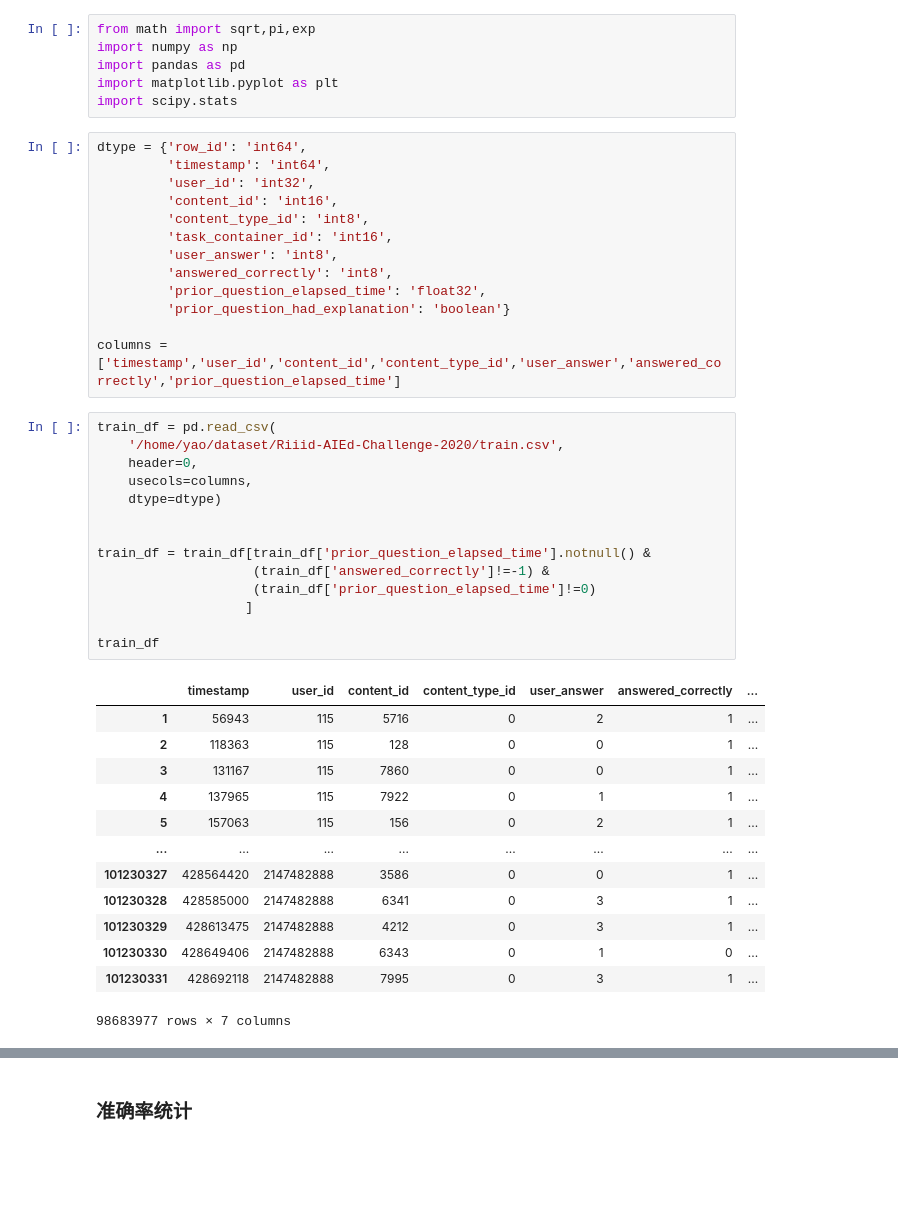
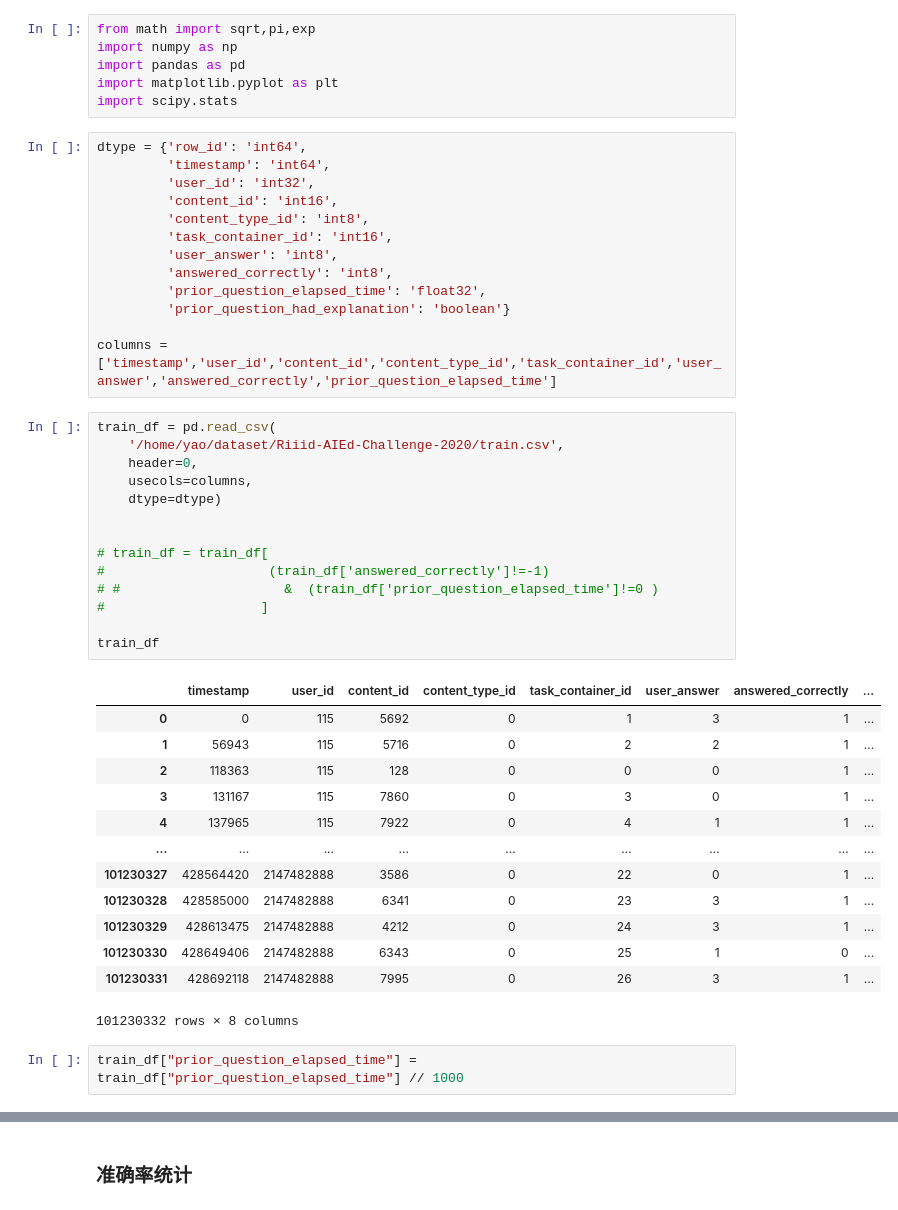
Before and after one commit to yaoing/Riiid-AIEd-Challenge-2020, a Jupyter notebook: data_init/data_clean.ipynb, the cells around one changed output, grey strips where cells are left out. Saved outputs shown, nothing was run; the diff lists cells and outputs as text; blank space fills up the shorter version.

```diff
--- a/data_init/data_clean.ipynb
+++ b/data_init/data_clean.ipynb
@@ -16,32 +16,34 @@ dtype = {'row_id': 'int64',
          'prior_question_elapsed_time': 'float32',
          'prior_question_had_explanation': 'boolean'}
 
-columns = ['timestamp','user_id','content_id','content_type_id','user_answer','answered_correctly','prior_question_elapsed_time']
+columns = ['timestamp','user_id','content_id','content_type_id','task_container_id','user_answer','answered_correctly','prior_question_elapsed_time']
 # %%
 train_df = pd.read_csv(
     '/home/yao/dataset/Riiid-AIEd-Challenge-2020/train.csv',
     header=0,
     usecols=columns,
     dtype=dtype)
 
 
-train_df = train_df[train_df['prior_question_elapsed_time'].notnull() &
-                    (train_df['answered_correctly']!=-1) &
-                    (train_df['prior_question_elapsed_time']!=0)
-                   ]
+# train_df = train_df[
+#                     (train_df['answered_correctly']!=-1)
+# #                     &  (train_df['prior_question_elapsed_time']!=0 )
+#                    ]
 
 train_df
 # %% [output]
-|  | timestamp | user_id | content_id | content_type_id | user_answer | answered_correctly | ... |
-| 1 | 56943 | 115 | 5716 | 0 | 2 | 1 | ... |
-| 2 | 118363 | 115 | 128 | 0 | 0 | 1 | ... |
-| 3 | 131167 | 115 | 7860 | 0 | 0 | 1 | ... |
-| 4 | 137965 | 115 | 7922 | 0 | 1 | 1 | ... |
-| 5 | 157063 | 115 | 156 | 0 | 2 | 1 | ... |
-| ... | ... | ... | ... | ... | ... | ... | ... |
-| 101230327 | 428564420 | 2147482888 | 3586 | 0 | 0 | 1 | ... |
-| 101230328 | 428585000 | 2147482888 | 6341 | 0 | 3 | 1 | ... |
-| 101230329 | 428613475 | 2147482888 | 4212 | 0 | 3 | 1 | ... |
-| 101230330 | 428649406 | 2147482888 | 6343 | 0 | 1 | 0 | ... |
-| 101230331 | 428692118 | 2147482888 | 7995 | 0 | 3 | 1 | ... |
+|  | timestamp | user_id | content_id | content_type_id | task_container_id | user_answer | answered_correctly | ... |
+| 0 | 0 | 115 | 5692 | 0 | 1 | 3 | 1 | ... |
+| 1 | 56943 | 115 | 5716 | 0 | 2 | 2 | 1 | ... |
+| 2 | 118363 | 115 | 128 | 0 | 0 | 0 | 1 | ... |
+| 3 | 131167 | 115 | 7860 | 0 | 3 | 0 | 1 | ... |
+| 4 | 137965 | 115 | 7922 | 0 | 4 | 1 | 1 | ... |
+| ... | ... | ... | ... | ... | ... | ... | ... | ... |
+| 101230327 | 428564420 | 2147482888 | 3586 | 0 | 22 | 0 | 1 | ... |
+| 101230328 | 428585000 | 2147482888 | 6341 | 0 | 23 | 3 | 1 | ... |
+| 101230329 | 428613475 | 2147482888 | 4212 | 0 | 24 | 3 | 1 | ... |
+| 101230330 | 428649406 | 2147482888 | 6343 | 0 | 25 | 1 | 0 | ... |
+| 101230331 | 428692118 | 2147482888 | 7995 | 0 | 26 | 3 | 1 | ... |
-98683977 rows × 7 columns
+101230332 rows × 8 columns
+# %%
+train_df["prior_question_elapsed_time"] = train_df["prior_question_elapsed_time"] // 1000
```
Also changed, not shown: parts of 32 cells of this notebook, 5 other files.
